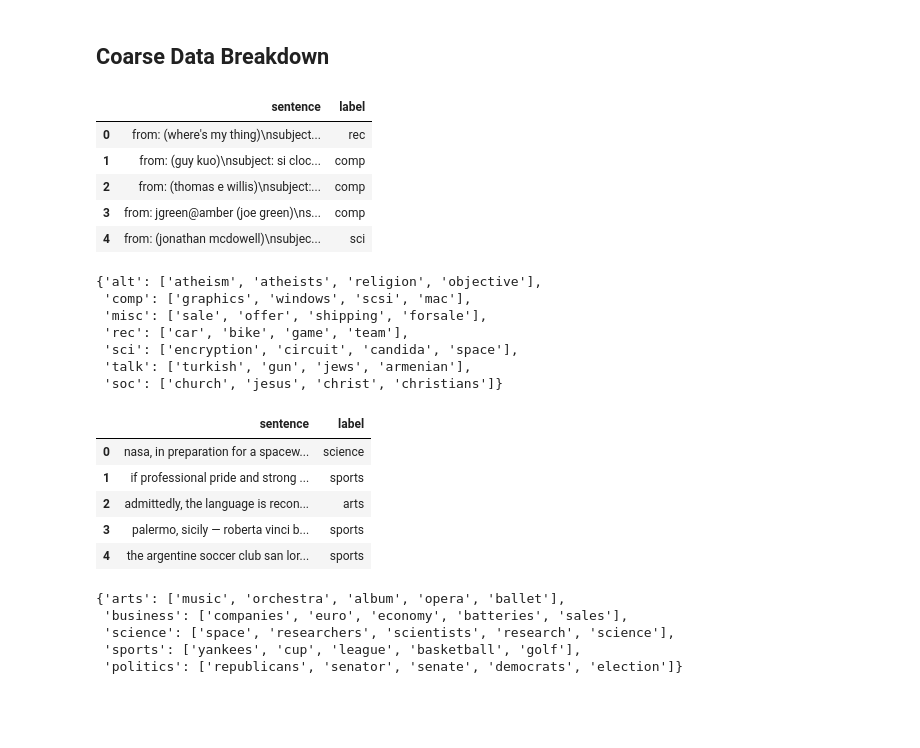
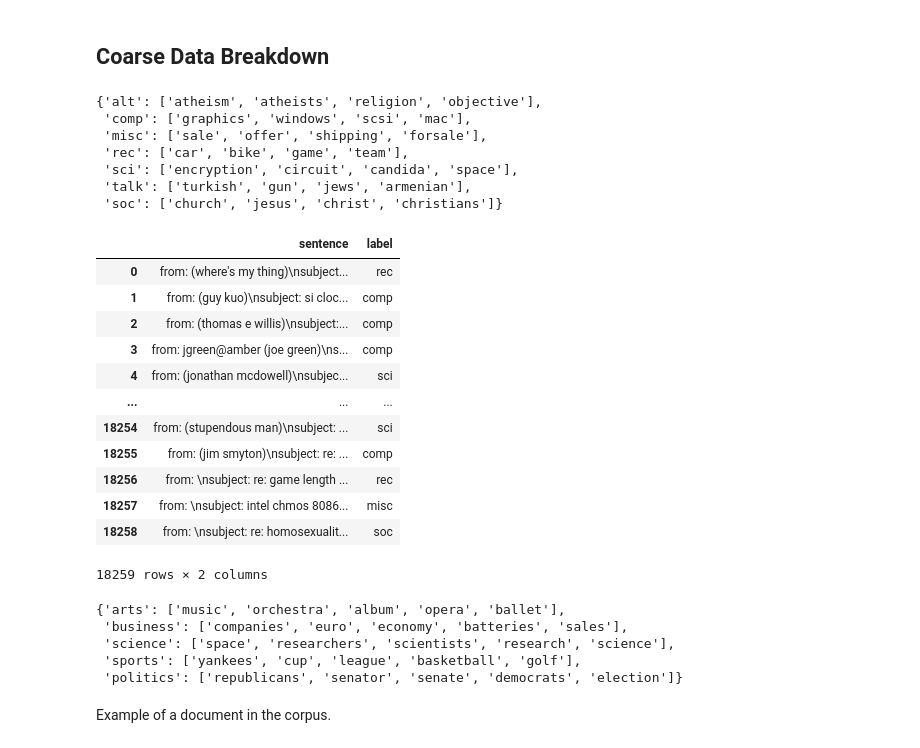
Before and after one commit to gbirch11/DSC180-Replication, a Jupyter notebook: Replication_Project.ipynb, the cells around one changed output. Cells and saved outputs as stored; diff of their text form; code cells hidden in the pictures; blank space fills up the shorter version.

```diff
--- a/Replication_Project.ipynb
+++ b/Replication_Project.ipynb
@@ -10,42 +16,42 @@ from sklearn.feature_extraction.text import TfidfVectorizer
 # %%
 twenty_data_coarse = pickle.load(open('data/20news/coarse/df.pkl', 'rb'))
 twenty_data_coarse.head()
+with open('data/20news/coarse/seedwords.json') as fp:
+    twenty_data_coarse_seed = json.load(fp)
+twenty_data_coarse_seed
 # %% [output]
-|  | sentence | label |
-| 0 | from: (where's my thing)\nsubject... | rec |
-| 1 | from: (guy kuo)\nsubject: si cloc... | comp |
-| 2 | from: (thomas e willis)\nsubject:... | comp |
-| 3 | from: jgreen@amber (joe green)\ns... | comp |
-| 4 | from: (jonathan mcdowell)\nsubjec... | sci |
+{'alt': ['atheism', 'atheists', 'religion', 'objective'],
+ 'comp': ['graphics', 'windows', 'scsi', 'mac'],
+ 'misc': ['sale', 'offer', 'shipping', 'forsale'],
+ 'rec': ['car', 'bike', 'game', 'team'],
+ 'sci': ['encryption', 'circuit', 'candida', 'space'],
+ 'talk': ['turkish', 'gun', 'jews', 'armenian'],
+ 'soc': ['church', 'jesus', 'christ', 'christians']}
-# %%
-with open('data/20news/coarse/seedwords.json') as fp:
-    twenty_data_coarse_seed = json.load(fp)
-twenty_data_coarse_seed
-# %% [output]
-{'alt': ['atheism', 'atheists', 'religion', 'objective'],
- 'comp': ['graphics', 'windows', 'scsi', 'mac'],
- 'misc': ['sale', 'offer', 'shipping', 'forsale'],
- 'rec': ['car', 'bike', 'game', 'team'],
- 'sci': ['encryption', 'circuit', 'candida', 'space'],
- 'talk': ['turkish', 'gun', 'jews', 'armenian'],
- 'soc': ['church', 'jesus', 'christ', 'christians']}
+# %%
+twenty_data_coarse
+# %% [output]
+|  | sentence | label |
+| 0 | from: (where's my thing)\nsubject... | rec |
+| 1 | from: (guy kuo)\nsubject: si cloc... | comp |
+| 2 | from: (thomas e willis)\nsubject:... | comp |
+| 3 | from: jgreen@amber (joe green)\ns... | comp |
+| 4 | from: (jonathan mcdowell)\nsubjec... | sci |
+| ... | ... | ... |
+| 18254 | from: (stupendous man)\nsubject: ... | sci |
+| 18255 | from: (jim smyton)\nsubject: re: ... | comp |
+| 18256 | from: \nsubject: re: game length ... | rec |
+| 18257 | from: \nsubject: intel chmos 8086... | misc |
+| 18258 | from: \nsubject: re: homosexualit... | soc |
+18259 rows × 2 columns
 # %%
 nyt_data_coarse = pickle.load(open('data/nyt/coarse/df.pkl', 'rb'))
 nyt_data_coarse.head()
+with open('data/nyt/coarse/seedwords.json') as fp:
+    nyt_data_coarse_seed = json.load(fp)
+nyt_data_coarse_seed
 # %% [output]
-|  | sentence | label |
-| 0 | nasa, in preparation for a spacew... | science |
-| 1 | if professional pride and strong ... | sports |
-| 2 | admittedly, the language is recon... | arts |
-| 3 | palermo, sicily — roberta vinci b... | sports |
-| 4 | the argentine soccer club san lor... | sports |
+{'arts': ['music', 'orchestra', 'album', 'opera', 'ballet'],
+ 'business': ['companies', 'euro', 'economy', 'batteries', 'sales'],
+ 'science': ['space', 'researchers', 'scientists', 'research', 'science'],
+ 'sports': ['yankees', 'cup', 'league', 'basketball', 'golf'],
+ 'politics': ['republicans', 'senator', 'senate', 'democrats', 'election']}
-# %%
-with open('data/nyt/coarse/seedwords.json') as fp:
-    nyt_data_coarse_seed = json.load(fp)
-nyt_data_coarse_seed
-# %% [output]
-{'arts': ['music', 'orchestra', 'album', 'opera', 'ballet'],
- 'business': ['companies', 'euro', 'economy', 'batteries', 'sales'],
- 'science': ['space', 'researchers', 'scientists', 'research', 'science'],
- 'sports': ['yankees', 'cup', 'league', 'basketball', 'golf'],
- 'politics': ['republicans', 'senator', 'senate', 'democrats', 'election']}
@@ -57,0 +64,2 @@ nyt_sentences = nyt_data_coarse.sentence.values
+# %% [markdown]
+Example of a document in the corpus.
```
Also changed, not shown: parts of 93 cells of this notebook.
